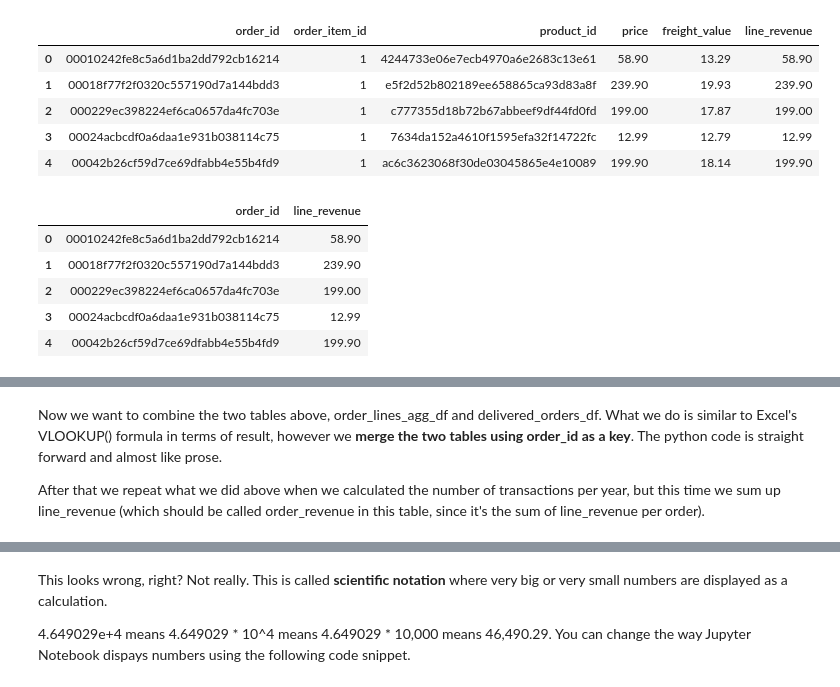
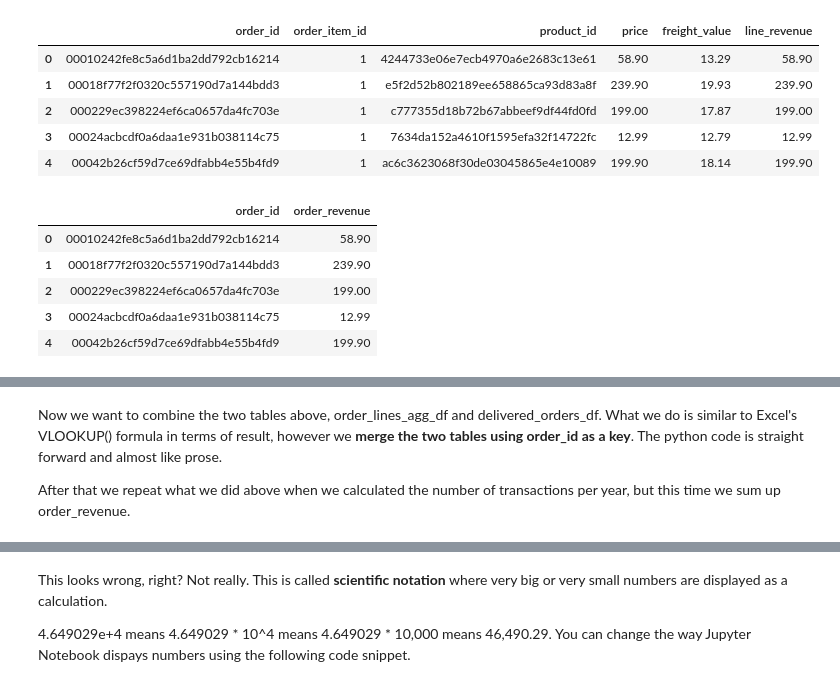
Before and after one commit to HOSD-Mentoring/Tutorials, a Jupyter notebook: From Excel to Python - Part 1/Python for Excel Users - Part 1.ipynb, the cells around one changed output, grey strips where cells are left out. Cells and saved outputs as stored; diff of their text form; code cells hidden in the pictures.

```diff
--- a/From Excel to Python - Part 1/Python for Excel Users - Part 1.ipynb
+++ b/From Excel to Python - Part 1/Python for Excel Users - Part 1.ipynb
@@ -248,9 +246,10 @@ order_lines_df.head()
 # %%
 # aggregate table and sum up line_revenue to get the total order value per order id
 order_lines_agg_df = order_lines_df.groupby(by=["order_id"], as_index=False).agg({"line_revenue":"sum"})
+order_lines_agg_df.columns = ["order_id", "order_revenue"]
 order_lines_agg_df.head(5)
 # %% [output]
-|  | order_id | line_revenue |
+|  | order_id | order_revenue |
 | 0 | 00010242fe8c5a6d1ba2dd792cb16214 | 58.90 |
 | 1 | 00018f77f2f0320c557190d7a144bdd3 | 239.90 |
 | 2 | 000229ec398224ef6ca0657da4fc703e | 199.00 |
@@ -268,7 +267,7 @@ delivered_orders_df.head(5)
 # %% [markdown]
 Now we want to combine the two tables above, order_lines_agg_df and delivered_orders_df. What we do is similar to Excel's VLOOKUP() formula in terms of result, however we **merge the two tables using order_id as a key**. The python code is straight forward and almost like prose.
 
-After that we repeat what we did above when we calculated the number of transactions per year, but this time we sum up line_revenue (which should be called order_revenue in this table, since it's the sum of line_revenue per order).
+After that we repeat what we did above when we calculated the number of transactions per year, but this time we sum up order_revenue.
 # %%
 # merge the two tables to get revenue per order
 delivered_orders_merged_df = pd.merge(left=delivered_orders_df, right=order_lines_agg_df, how="left", on="order_id")
```
Also changed, not shown: parts of 16 cells of this notebook, 3 other files.
